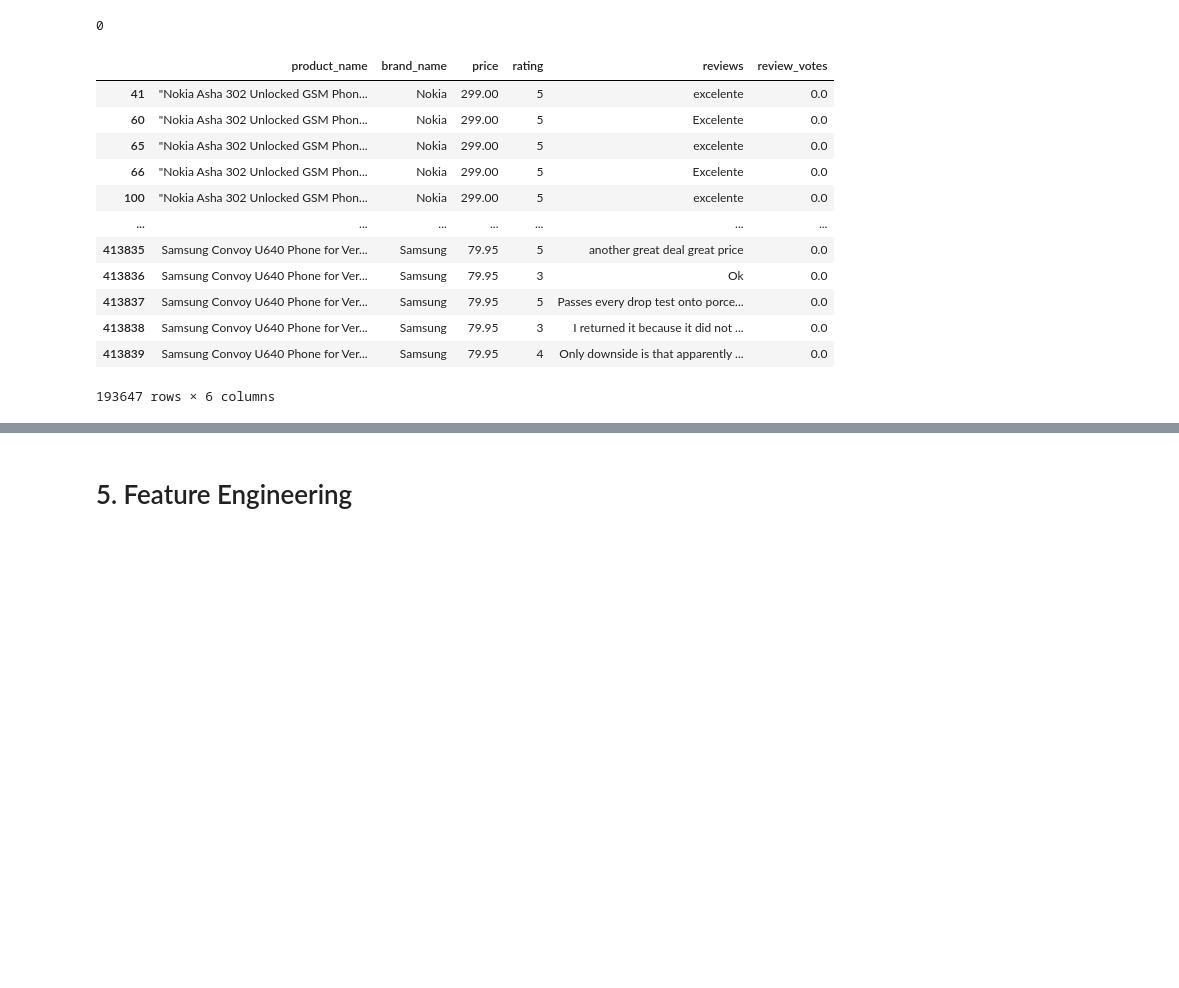
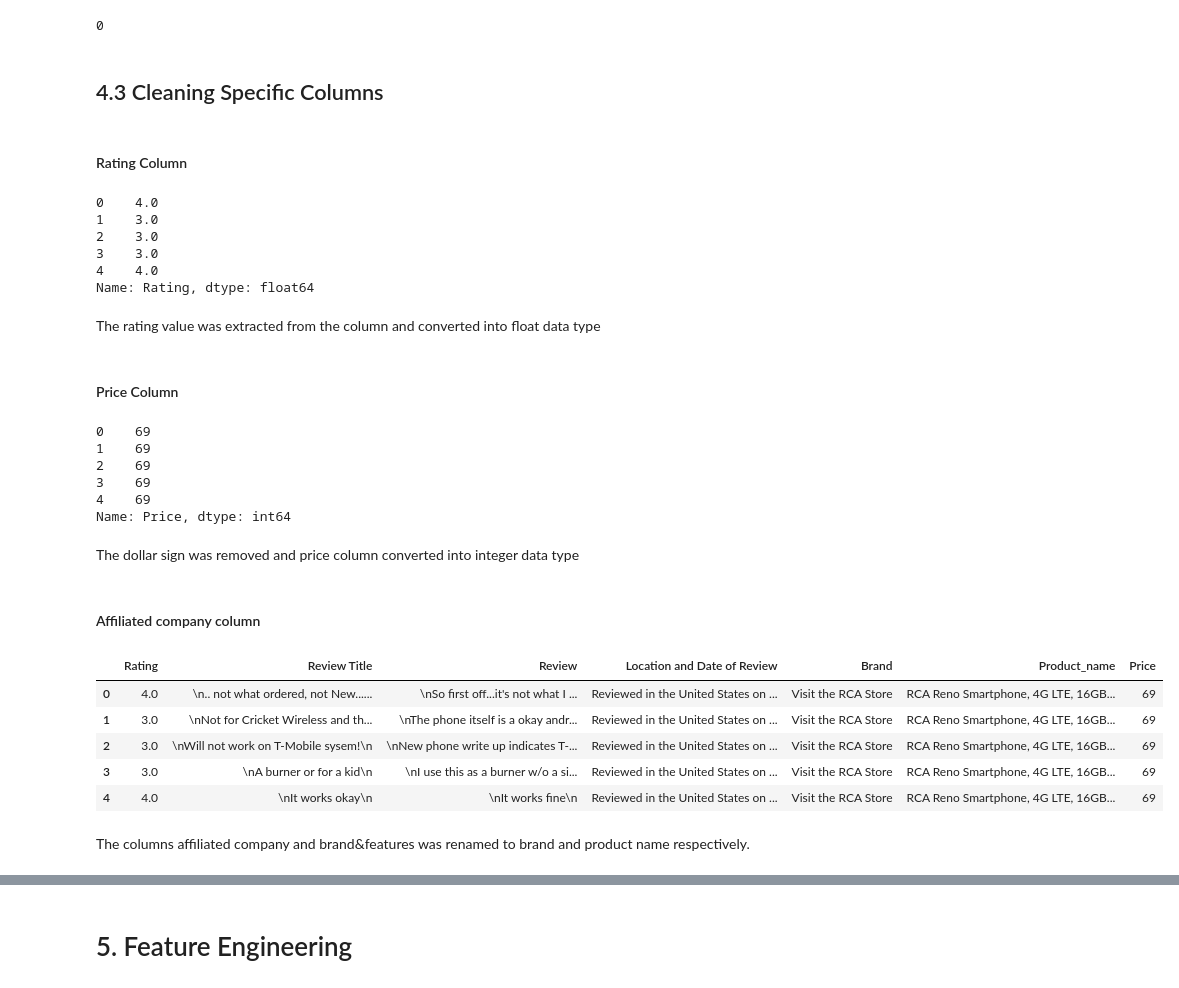
Before and after one commit to Mercy-Njambi/Mobile-Phone-Sentiment-Analysis, a Jupyter notebook: Mobile_Phone_Sentiment_Analysis.ipynb, the cells around one changed output, grey strips where cells are left out. Drawn from its saved outputs; the diff is of its cells as text; code cells hidden in the pictures; blank space fills up the shorter version.

Commit message:
Column cleaning

```diff
--- a/Mobile_Phone_Sentiment_Analysis.ipynb
+++ b/Mobile_Phone_Sentiment_Analysis.ipynb
@@ -170,19 +160,56 @@ df.drop_duplicates(inplace = True)
 df.duplicated().sum()
 # %% [output]
 0
-# %%
-df[df['reviews'].duplicated()]
-# %% [output]
-|  | product_name | brand_name | price | rating | reviews | review_votes |
-| 41 | "Nokia Asha 302 Unlocked GSM Phon... | Nokia | 299.00 | 5 | excelente | 0.0 |
-| 60 | "Nokia Asha 302 Unlocked GSM Phon... | Nokia | 299.00 | 5 | Excelente | 0.0 |
-| 65 | "Nokia Asha 302 Unlocked GSM Phon... | Nokia | 299.00 | 5 | excelente | 0.0 |
-| 66 | "Nokia Asha 302 Unlocked GSM Phon... | Nokia | 299.00 | 5 | Excelente | 0.0 |
-| 100 | "Nokia Asha 302 Unlocked GSM Phon... | Nokia | 299.00 | 5 | excelente | 0.0 |
-| ... | ... | ... | ... | ... | ... | ... |
-| 413835 | Samsung Convoy U640 Phone for Ver... | Samsung | 79.95 | 5 | another great deal great price | 0.0 |
-| 413836 | Samsung Convoy U640 Phone for Ver... | Samsung | 79.95 | 3 | Ok | 0.0 |
-| 413837 | Samsung Convoy U640 Phone for Ver... | Samsung | 79.95 | 5 | Passes every drop test onto porce... | 0.0 |
-| 413838 | Samsung Convoy U640 Phone for Ver... | Samsung | 79.95 | 3 | I returned it because it did not ... | 0.0 |
-| 413839 | Samsung Convoy U640 Phone for Ver... | Samsung | 79.95 | 4 | Only downside is that apparently ... | 0.0 |
-193647 rows × 6 columns
+# %% [markdown]
+## 4.3 Cleaning Specific Columns
+# %% [markdown]
+#### Rating Column
+# %%
+
+#Extracting the digits in the Rating column and convering it to float type
+
+df["Rating"] = df["Rating"].str.extract('(\d+)').astype(float)
+
+df["Rating"].head()
+# %% [output]
+0    4.0
+1    3.0
+2    3.0
+3    3.0
+4    4.0
+Name: Rating, dtype: float64
+# %% [markdown]
+The rating value was extracted from the column and converted into float data type
+# %% [markdown]
+#### Price Column
+# %%
+#Extracting the digits in the price column and converting it to integer
+
+df["Price"] = df["Price"].str.extract('(\d+)').astype(int)
+
+df["Price"].head()
+# %% [output]
+0    69
+1    69
+2    69
+3    69
+4    69
+Name: Price, dtype: int64
+# %% [markdown]
+The dollar sign was removed and price column converted into integer data type
+# %% [markdown]
+#### Affiliated company column
+# %%
+# Rename the column to brand name
+
+df.rename(columns = {"Affiliated Company":"Brand","Brand and Features":"Product_name"},inplace = True)
+df.head()
+# %% [output]
+|  | Rating | Review Title | Review | Location and Date of Review | Brand | Product_name | Price |
+| 0 | 4.0 | \n.. not what ordered, not New...... | \nSo first off...it's not what I ... | Reviewed in the United States on ... | Visit the RCA Store | RCA Reno Smartphone, 4G LTE, 16GB... | 69 |
+| 1 | 3.0 | \nNot for Cricket Wireless and th... | \nThe phone itself is a okay andr... | Reviewed in the United States on ... | Visit the RCA Store | RCA Reno Smartphone, 4G LTE, 16GB... | 69 |
+| 2 | 3.0 | \nWill not work on T-Mobile sysem!\n | \nNew phone write up indicates T-... | Reviewed in the United States on ... | Visit the RCA Store | RCA Reno Smartphone, 4G LTE, 16GB... | 69 |
+| 3 | 3.0 | \nA burner or for a kid\n | \nI use this as a burner w/o a si... | Reviewed in the United States on ... | Visit the RCA Store | RCA Reno Smartphone, 4G LTE, 16GB... | 69 |
+| 4 | 4.0 | \nIt works okay\n | \nIt works fine\n | Reviewed in the United States on ... | Visit the RCA Store | RCA Reno Smartphone, 4G LTE, 16GB... | 69 |
+# %% [markdown]
+The columns affiliated company and brand&features was renamed to brand and product name respectively.
```
Also changed, not shown: parts of 16 cells of this notebook.
